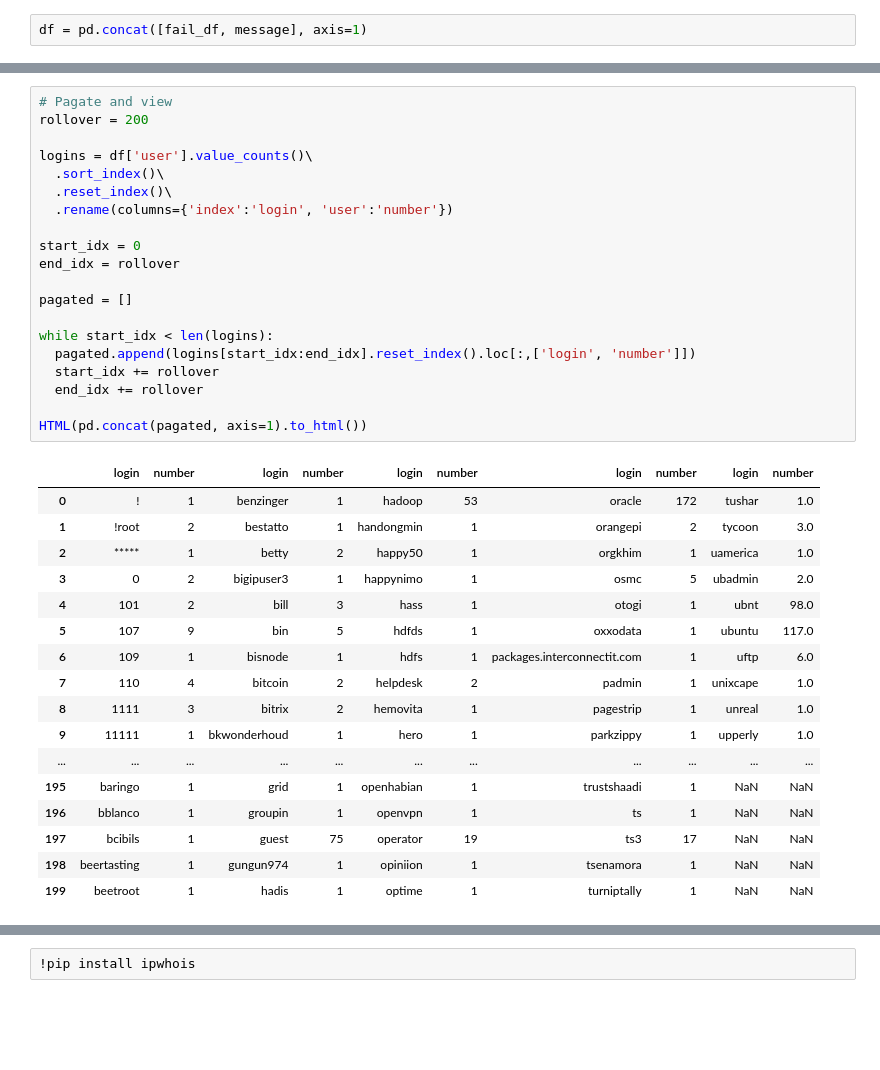
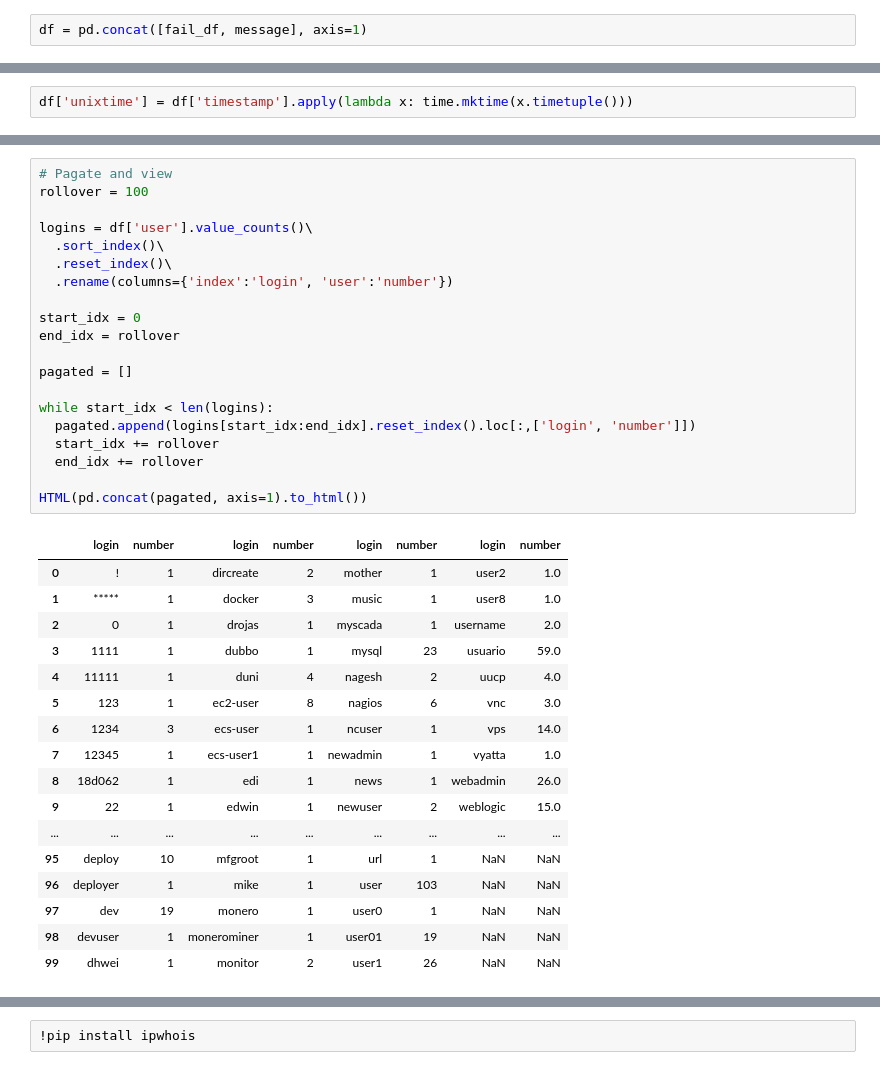
Before and after one commit to Jollyhrothgar/log_analysis, a Jupyter notebook: auth_log_parse.ipynb, the cells around one changed output, grey strips where cells are left out. Saved outputs shown, nothing was run; the diff lists cells and outputs as text; blank space fills up the shorter version.

```diff
--- a/auth_log_parse.ipynb
+++ b/auth_log_parse.ipynb
@@ -301,3 +283,5 @@ df
+# %%
+df['unixtime'] = df['timestamp'].apply(lambda x: time.mktime(x.timetuple()))
 # %%
 df['user'].value_counts()[df['user'].value_counts() > 6]
 # %% [output]
@@ -316,41 +305,41 @@ Name: user, Length: 84, dtype: int64
 # %%
 # Pagate and view
-rollover = 200
+rollover = 100
 
 logins = df['user'].value_counts()\
   .sort_index()\
   .reset_index()\
   .rename(columns={'index':'login', 'user':'number'})
 
 start_idx = 0
 end_idx = rollover
 
 pagated = []
 
 while start_idx < len(logins):
   pagated.append(logins[start_idx:end_idx].reset_index().loc[:,['login', 'number']])
   start_idx += rollover
   end_idx += rollover
 
 HTML(pd.concat(pagated, axis=1).to_html())
 # %% [output]
-|  | login | number | login | number | login | number | login | number | login | number |
-| 0 | ! | 1 | benzinger | 1 | hadoop | 53 | oracle | 172 | tushar | 1.0 |
-| 1 | !root | 2 | bestatto | 1 | handongmin | 1 | orangepi | 2 | tycoon | 3.0 |
-| 2 | ***** | 1 | betty | 2 | happy50 | 1 | orgkhim | 1 | uamerica | 1.0 |
-| 3 | 0 | 2 | bigipuser3 | 1 | happynimo | 1 | osmc | 5 | ubadmin | 2.0 |
-| 4 | 101 | 2 | bill | 3 | hass | 1 | otogi | 1 | ubnt | 98.0 |
-| 5 | 107 | 9 | bin | 5 | hdfds | 1 | oxxodata | 1 | ubuntu | 117.0 |
-| 6 | 109 | 1 | bisnode | 1 | hdfs | 1 | packages.interconnectit.com | 1 | uftp | 6.0 |
-| 7 | 110 | 4 | bitcoin | 2 | helpdesk | 2 | padmin | 1 | unixcape | 1.0 |
-| 8 | 1111 | 3 | bitrix | 2 | hemovita | 1 | pagestrip | 1 | unreal | 1.0 |
-| 9 | 11111 | 1 | bkwonderhoud | 1 | hero | 1 | parkzippy | 1 | upperly | 1.0 |
-| ... | ... | ... | ... | ... | ... | ... | ... | ... | ... | ... |
-| 195 | baringo | 1 | grid | 1 | openhabian | 1 | trustshaadi | 1 | NaN | NaN |
-| 196 | bblanco | 1 | groupin | 1 | openvpn | 1 | ts | 1 | NaN | NaN |
-| 197 | bcibils | 1 | guest | 75 | operator | 19 | ts3 | 17 | NaN | NaN |
-| 198 | beertasting | 1 | gungun974 | 1 | opiniion | 1 | tsenamora | 1 | NaN | NaN |
-| 199 | beetroot | 1 | hadis | 1 | optime | 1 | turniptally | 1 | NaN | NaN |
+|  | login | number | login | number | login | number | login | number |
+| 0 | ! | 1 | dircreate | 2 | mother | 1 | user2 | 1.0 |
+| 1 | ***** | 1 | docker | 3 | music | 1 | user8 | 1.0 |
+| 2 | 0 | 1 | drojas | 1 | myscada | 1 | username | 2.0 |
+| 3 | 1111 | 1 | dubbo | 1 | mysql | 23 | usuario | 59.0 |
+| 4 | 11111 | 1 | duni | 4 | nagesh | 2 | uucp | 4.0 |
+| 5 | 123 | 1 | ec2-user | 8 | nagios | 6 | vnc | 3.0 |
+| 6 | 1234 | 3 | ecs-user | 1 | ncuser | 1 | vps | 14.0 |
+| 7 | 12345 | 1 | ecs-user1 | 1 | newadmin | 1 | vyatta | 1.0 |
+| 8 | 18d062 | 1 | edi | 1 | news | 1 | webadmin | 26.0 |
+| 9 | 22 | 1 | edwin | 1 | newuser | 2 | weblogic | 15.0 |
+| ... | ... | ... | ... | ... | ... | ... | ... | ... |
+| 95 | deploy | 10 | mfgroot | 1 | url | 1 | NaN | NaN |
+| 96 | deployer | 1 | mike | 1 | user | 103 | NaN | NaN |
+| 97 | dev | 19 | monero | 1 | user0 | 1 | NaN | NaN |
+| 98 | devuser | 1 | monerominer | 1 | user01 | 19 | NaN | NaN |
+| 99 | dhwei | 1 | monitor | 2 | user1 | 26 | NaN | NaN |
 # %%
 df_summary = pd.concat(
   [
```
Also changed, not shown: parts of 20 cells of this notebook, 2 other files.
